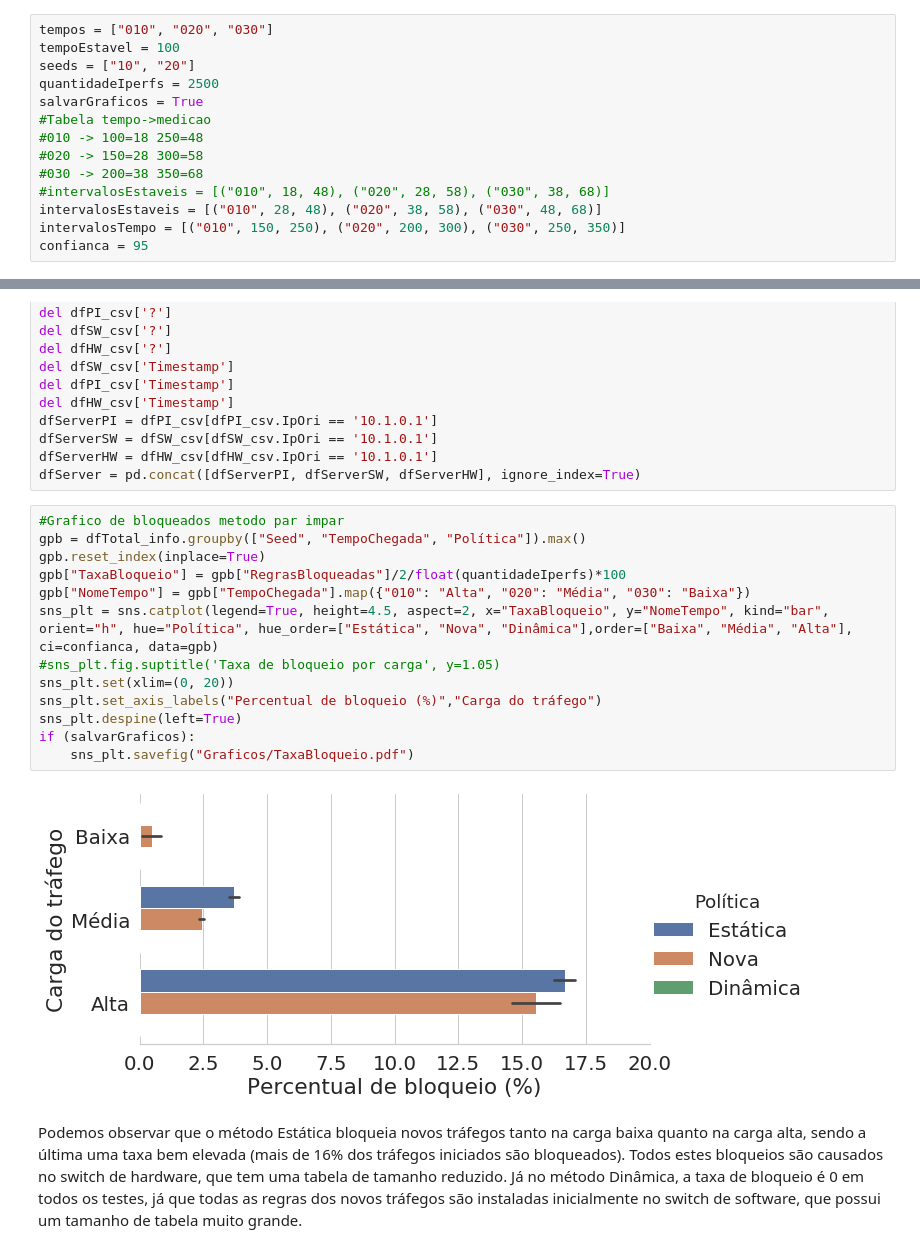
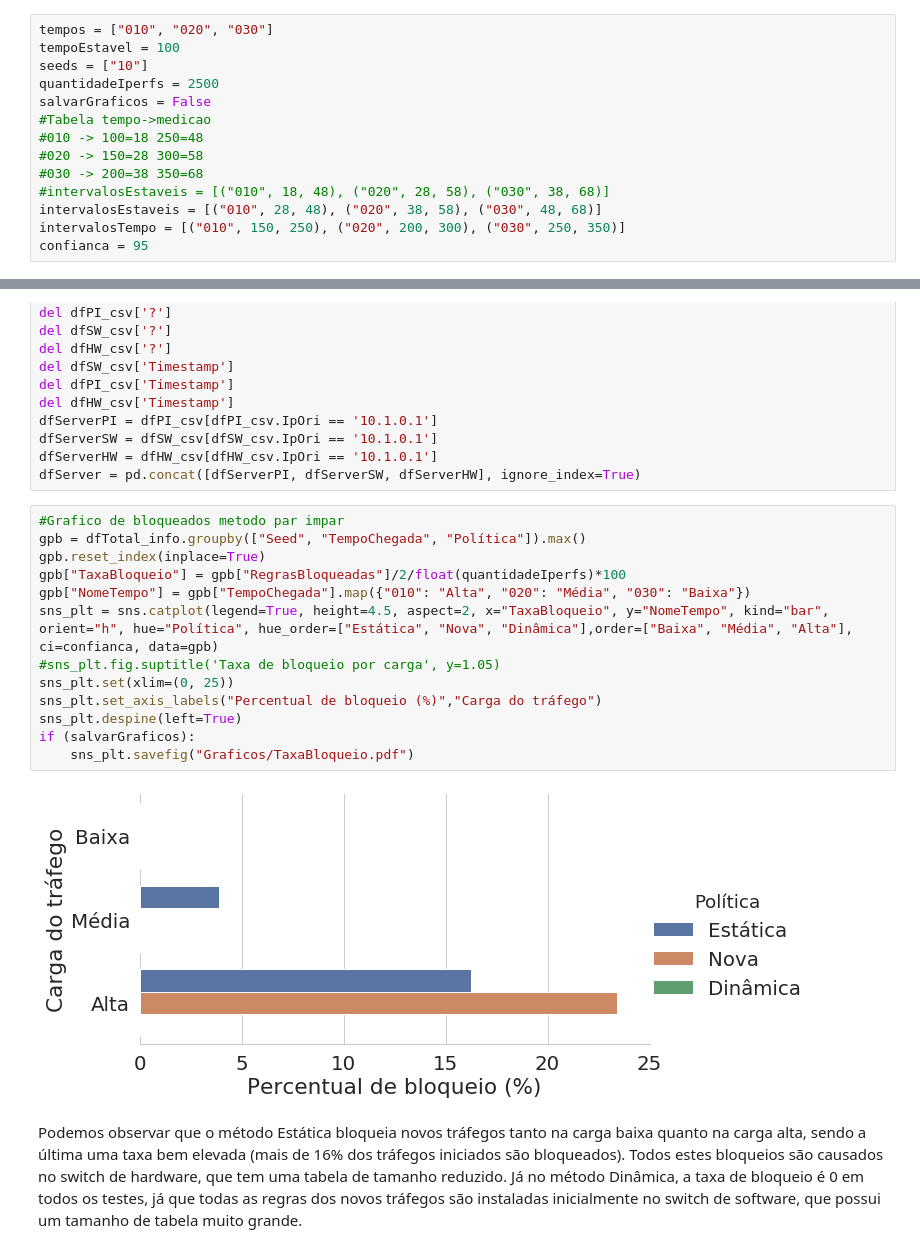
Before and after one commit to pedrobellotti/iperftestes, a Jupyter notebook: Scripts/analise_3metodos.ipynb, the cells around one changed output, grey strips where cells are left out. Saved outputs shown, nothing was run; the diff lists cells and outputs as text.

```diff
--- a/Scripts/analise_3metodos.ipynb
+++ b/Scripts/analise_3metodos.ipynb
@@ -12,9 +12,9 @@ sns.set(font_scale=1.8, style="whitegrid")
 # %%
 tempos = ["010", "020", "030"]
 tempoEstavel = 100
-seeds = ["10", "20"]
+seeds = ["10"]
 quantidadeIperfs = 2500
-salvarGraficos = True
+salvarGraficos = False
 #Tabela tempo->medicao
 #010 -> 100=18 250=48
 #020 -> 150=28 300=58
@@ -112,18 +112,18 @@ dfServer = pd.concat([dfServerPI, dfServerSW, dfServerHW], ignore_index=True)
 # %%
 #Grafico de bloqueados metodo par impar
 gpb = dfTotal_info.groupby(["Seed", "TempoChegada", "Política"]).max()
 gpb.reset_index(inplace=True)
 gpb["TaxaBloqueio"] = gpb["RegrasBloqueadas"]/2/float(quantidadeIperfs)*100
 gpb["NomeTempo"] = gpb["TempoChegada"].map({"010": "Alta", "020": "Média", "030": "Baixa"})
 sns_plt = sns.catplot(legend=True, height=4.5, aspect=2, x="TaxaBloqueio", y="NomeTempo", kind="bar", orient="h", hue="Política", hue_order=["Estática", "Nova", "Dinâmica"],order=["Baixa", "Média", "Alta"], ci=confianca, data=gpb)
 #sns_plt.fig.suptitle('Taxa de bloqueio por carga', y=1.05)
-sns_plt.set(xlim=(0, 20))
+sns_plt.set(xlim=(0, 25))
 sns_plt.set_axis_labels("Percentual de bloqueio (%)","Carga do tráfego")
 sns_plt.despine(left=True)
 if (salvarGraficos):
     sns_plt.savefig("Graficos/TaxaBloqueio.pdf")
 # %% [output]
-[figure, old version]
+[figure, new version]
 # %% [markdown]
 Podemos observar que o método Estática bloqueia novos tráfegos tanto na carga baixa quanto na carga alta, sendo a última uma taxa bem elevada (mais de 16% dos tráfegos iniciados são bloqueados). Todos estes bloqueios são causados no switch de hardware, que tem uma tabela de tamanho reduzido. Já no método Dinâmica, a taxa de bloqueio é 0 em todos os testes, já que todas as regras dos novos tráfegos são instaladas inicialmente no switch de software, que possui um tamanho de tabela muito grande.
 # %%
```
Also changed, not shown: parts of 6 cells of this notebook, 28 other files.
